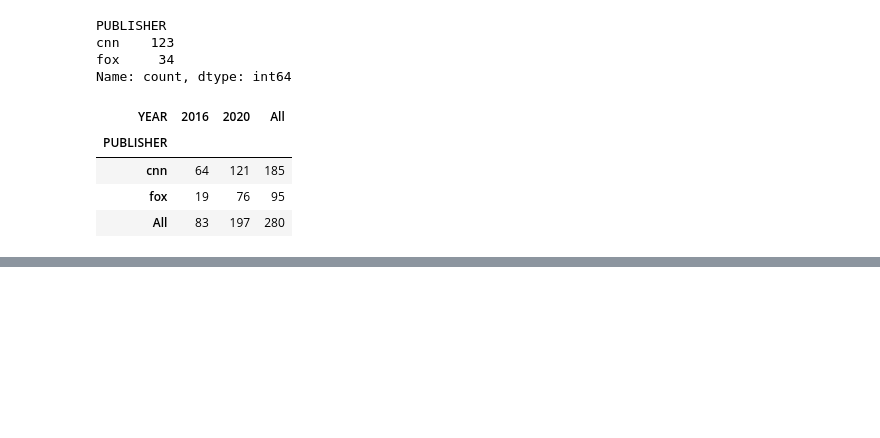
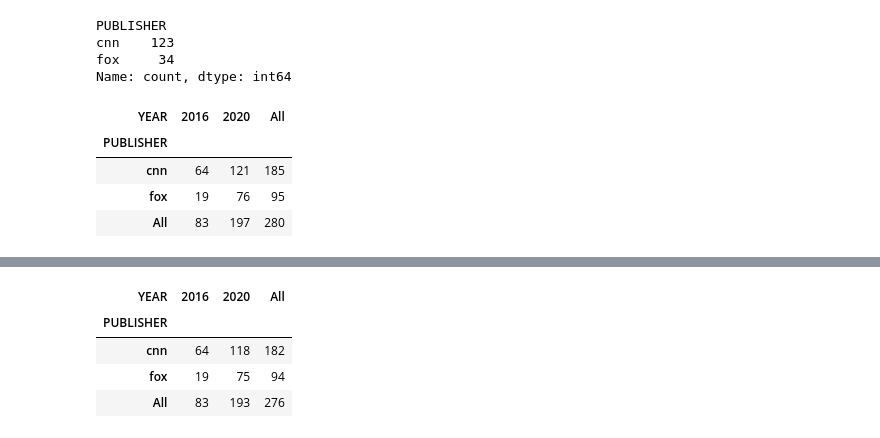
Before and after one commit to stephenwonchulsong/share, a Jupyter notebook: 2020_2016/2020tweets.ipynb, the cells around one changed output, grey strips where cells are left out. Cells and saved outputs as stored; diff of their text form; code cells hidden in the pictures; blank space fills up the shorter version.

```diff
--- a/2020_2016/2020tweets.ipynb
+++ b/2020_2016/2020tweets.ipynb
@@ -431,0 +491,8 @@ pd.crosstab(dfstory.PUBLISHER, dfstory.YEAR, margins=True)
+# %%
+pd.crosstab(dfstory3.PUBLISHER, dfstory3.YEAR, margins=True)
+# %% [output]
+| YEAR | 2016 | 2020 | All |
+| PUBLISHER |  |  |  |
+| cnn | 64 | 118 | 182 |
+| fox | 19 | 75 | 94 |
+| All | 83 | 193 | 276 |
```
Also changed, not shown: parts of 4 cells of this notebook, 16 other files.
